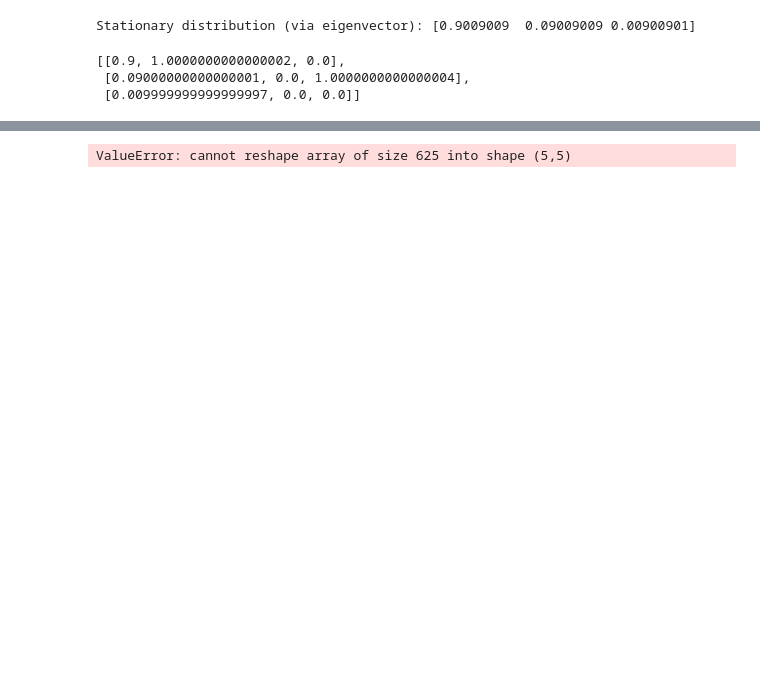
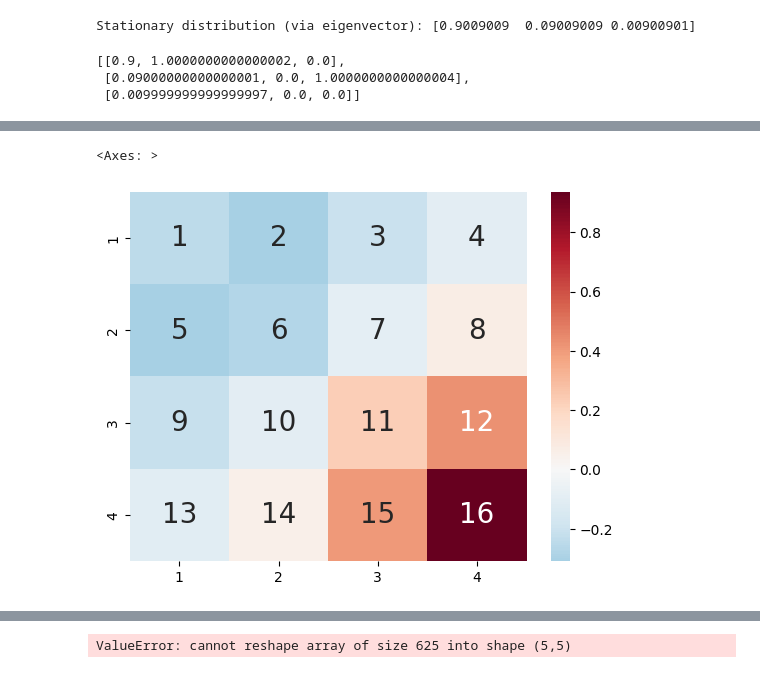
Before and after one commit to jungsunyoo/CSCG_LCM, a Jupyter notebook: anccr_coggraph.ipynb, the cells around one changed output, grey strips where cells are left out. Cells and saved outputs as stored; diff of their text form; code cells hidden in the pictures; blank space fills up the shorter version.

```diff
--- a/anccr_coggraph.ipynb
+++ b/anccr_coggraph.ipynb
@@ -395,0 +390,15 @@ sns.heatmap(Ms_cont[1:,1:])
+# %%
+PRC_MAP = Mp_cont[:,-1]
+PRC_MAP = np.reshape(PRC_MAP, (4,4))
+num_rows, num_cols = PRC_MAP.shape
+annotations = np.arange(1, num_rows * num_cols + 1).reshape(num_rows, num_cols)
+sns.heatmap(PRC_MAP,  xticklabels=range(1, 5), yticklabels=range(1, 5),
+            cmap='RdBu_r',
+                      annot=annotations,  # Provide the annotation array
+            fmt='d',            # Integer formatting
+            # cmap='viridis',
+            center=0 ,
+            annot_kws={"size": 20} )
+# %% [output]
+<Axes: >
+[figure, added]
```
Also changed, not shown: parts of 13 cells of this notebook, 11 other files.
